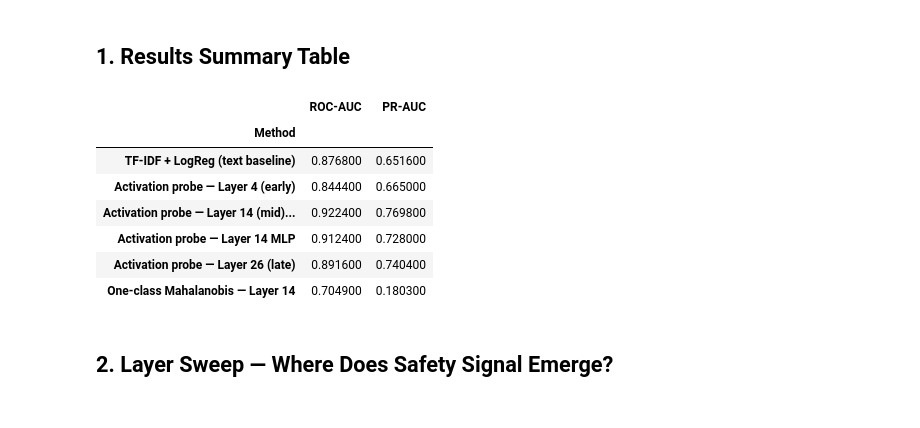
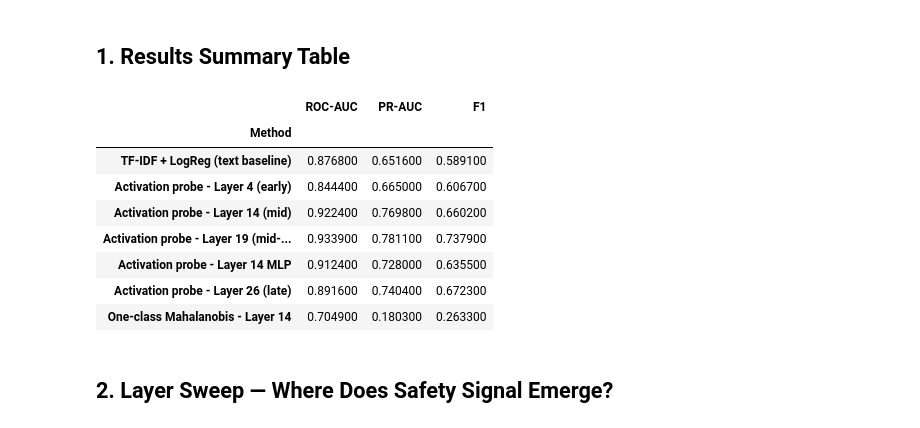
Before and after one commit to brian-w-zhang/DL-Project, a Jupyter notebook: notebooks/02_main_experiment.ipynb, the cells around one changed output. Cells and saved outputs as stored; diff of their text form; code cells hidden in the pictures.

```diff
--- a/notebooks/02_main_experiment.ipynb
+++ b/notebooks/02_main_experiment.ipynb
@@ -48,37 +48,40 @@ Setup complete.
 # %%
 import pandas as pd
 
 rows = []
 configs = [
     ('baseline_tfidf',              'TF-IDF + LogReg (text baseline)'),
-    ('qwen2.5-1.5b_layer4_linear',  'Activation probe — Layer 4  (early)'),
-    ('qwen2.5-1.5b_layer14_linear', 'Activation probe — Layer 14 (mid) ← best'),
-    ('qwen2.5-1.5b_layer14_mlp',    'Activation probe — Layer 14 MLP'),
-    ('qwen2.5-1.5b_layer26_linear', 'Activation probe — Layer 26 (late)'),
-    ('one_class_layer14',           'One-class Mahalanobis — Layer 14'),
+    ('qwen2.5-1.5b_layer4_linear',  'Activation probe - Layer 4  (early)'),
+    ('qwen2.5-1.5b_layer14_linear', 'Activation probe - Layer 14 (mid)'),
+    ('qwen2.5-1.5b_layer19_linear', 'Activation probe - Layer 19 (mid-late) <- best'),
+    ('qwen2.5-1.5b_layer14_mlp',    'Activation probe - Layer 14 MLP'),
+    ('qwen2.5-1.5b_layer26_linear', 'Activation probe - Layer 26 (late)'),
+    ('one_class_layer14',           'One-class Mahalanobis - Layer 14'),
 ]
 
 for name, label in configs:
     try:
         m = load_metrics(name)
         rows.append({
             'Method': label,
             'ROC-AUC': round(m['test_roc_auc'], 4),
             'PR-AUC':  round(m['test_pr_auc'],  4),
+            'F1':      round(m.get('test_f1_harmful_at_best_thresh', m.get('test_f1_harmful', 0)), 4),
         })
     except FileNotFoundError:
-        rows.append({'Method': label, 'ROC-AUC': 'n/a', 'PR-AUC': 'n/a'})
+        rows.append({'Method': label, 'ROC-AUC': 'n/a', 'PR-AUC': 'n/a', 'F1': 'n/a'})
 
 results_df = pd.DataFrame(rows).set_index('Method')
 results_df.style.highlight_max(axis=0, color='#d4edda')
 # %% [output]
-|  | ROC-AUC | PR-AUC |
-| Method |  |  |
-| TF-IDF + LogReg (text baseline) | 0.876800 | 0.651600 |
-| Activation probe — Layer 4 (early) | 0.844400 | 0.665000 |
-| Activation probe — Layer 14 (mid)... | 0.922400 | 0.769800 |
-| Activation probe — Layer 14 MLP | 0.912400 | 0.728000 |
-| Activation probe — Layer 26 (late) | 0.891600 | 0.740400 |
-| One-class Mahalanobis — Layer 14 | 0.704900 | 0.180300 |
+|  | ROC-AUC | PR-AUC | F1 |
+| Method |  |  |  |
+| TF-IDF + LogReg (text baseline) | 0.876800 | 0.651600 | 0.589100 |
+| Activation probe - Layer 4 (early) | 0.844400 | 0.665000 | 0.606700 |
+| Activation probe - Layer 14 (mid) | 0.922400 | 0.769800 | 0.660200 |
+| Activation probe - Layer 19 (mid-... | 0.933900 | 0.781100 | 0.737900 |
+| Activation probe - Layer 14 MLP | 0.912400 | 0.728000 | 0.635500 |
+| Activation probe - Layer 26 (late) | 0.891600 | 0.740400 | 0.672300 |
+| One-class Mahalanobis - Layer 14 | 0.704900 | 0.180300 | 0.263300 |
 # %% [markdown]
 ## 2. Layer Sweep — Where Does Safety Signal Emerge?
```
Also changed, not shown: parts of 9 cells of this notebook, 42 other files.
